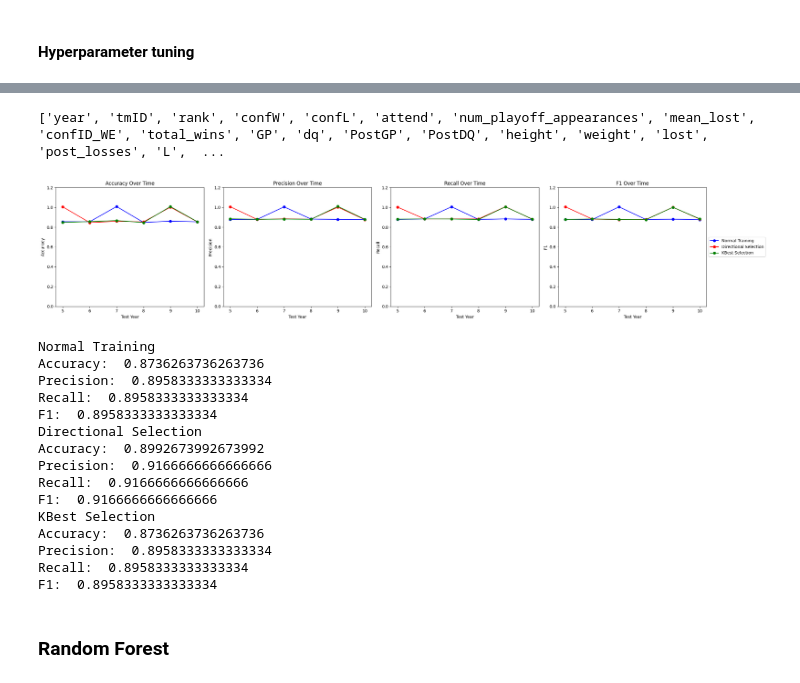
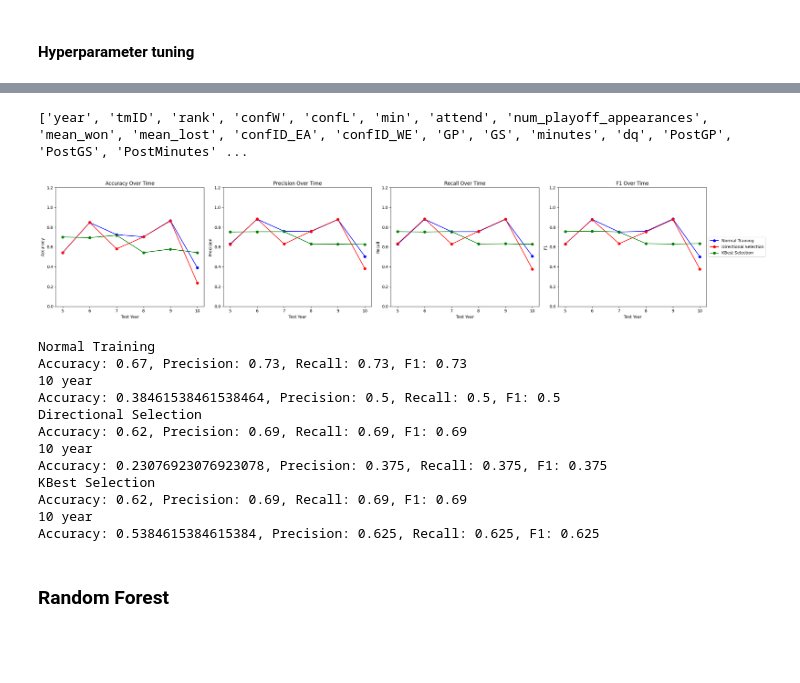
Before and after one commit to Joanaigs/Predict-WNBA-Winners-AC-66, a Jupyter notebook: data_training.ipynb, the cells around one changed output, grey strips where cells are left out. Cells and saved outputs as stored; diff of their text form; code cells hidden in the pictures; blank space fills up the shorter version.

```diff
--- a/data_training.ipynb
+++ b/data_training.ipynb
@@ -115,7 +115,7 @@ def foward_selection(df, model, scaling=False):
     else:
         X = df.drop(columns=['playoff'])
     Y = df['playoff']
-    ffs = SFS(model, k_features=(10, 30), forward=False, n_jobs=-1, cv=0)
+    ffs = SFS(model, k_features=(3, 32), forward=False, n_jobs=-1, cv=0)
     ffs.fit(X, Y)
     features = list(ffs.k_feature_names_)
     #if it does not have the 'playoff', 'year', 'tmID', 'confID_EA', 'confID_WE' add it
@@ -442,31 +471,26 @@ from  sklearn.model_selection import GridSearchCV
 # %%
-features = foward_selection(df_teams, DecisionTreeClassifier(criterion='entropy', min_samples_leaf=4,
-                       min_samples_split=4, splitter='random'))
+features = foward_selection(df_teams, DecisionTreeClassifier())
 print(features)
-model = DecisionTreeClassifier(criterion='entropy', min_samples_leaf=4,
-                       min_samples_split=4, splitter='random')
+model = DecisionTreeClassifier()
 years_tested, accuracy_scores, precision_scores, recall_scores, f1_scores = train_evaluate_decision_tree_graph(model, df_teams)
 years_tested, bidirectional_accuracy_scores, bidirectional_precision_scores, bidirectional_recall_scores, bidirectional_f1_scores = train_evaluate_decision_tree_graph(model, df_teams[features])
 years_tested, kbest_accuracy_scores, kbest_precision_scores, kbest_recall_scores, kbest_f1_scores = train_evaluate_decision_tree_graph(model, df_teams_kbest)
 plot_metrics_over_time_three(years_tested, accuracy_scores, precision_scores, recall_scores, f1_scores, bidirectional_accuracy_scores, bidirectional_precision_scores, bidirectional_recall_scores, bidirectional_f1_scores, kbest_accuracy_scores, kbest_precision_scores, kbest_recall_scores, kbest_f1_scores)
 # %% [output]
-['year', 'tmID', 'rank', 'confW', 'confL', 'attend', 'num_playoff_appearances', 'mean_lost', 'confID_WE', 'total_wins', 'GP', 'dq', 'PostGP', 'PostDQ', 'height', 'weight', 'lost', 'post_losses', 'L',  ...
+['year', 'tmID', 'rank', 'confW', 'confL', 'min', 'attend', 'num_playoff_appearances', 'mean_won', 'mean_lost', 'confID_EA', 'confID_WE', 'GP', 'GS', 'minutes', 'dq', 'PostGP', 'PostGS', 'PostMinutes' ...
-[figure, old version]
+[figure, new version]
 Normal Training
-Accuracy:  0.8736263736263736
-Precision:  0.8958333333333334
-Recall:  0.8958333333333334
-F1:  0.8958333333333334
+Accuracy: 0.67, Precision: 0.73, Recall: 0.73, F1: 0.73
+10 year
+Accuracy: 0.38461538461538464, Precision: 0.5, Recall: 0.5, F1: 0.5
 Directional Selection
-Accuracy:  0.8992673992673992
-Precision:  0.9166666666666666
-Recall:  0.9166666666666666
-F1:  0.9166666666666666
+Accuracy: 0.62, Precision: 0.69, Recall: 0.69, F1: 0.69
+10 year
+Accuracy: 0.23076923076923078, Precision: 0.375, Recall: 0.375, F1: 0.375
 KBest Selection
-Accuracy:  0.8736263736263736
-Precision:  0.8958333333333334
-Recall:  0.8958333333333334
-F1:  0.8958333333333334
+Accuracy: 0.62, Precision: 0.69, Recall: 0.69, F1: 0.69
+10 year
+Accuracy: 0.5384615384615384, Precision: 0.625, Recall: 0.625, F1: 0.625
 # %% [markdown]
 ### Random Forest
 # %% [markdown]
```
Also changed, not shown: parts of 14 cells of this notebook, 10 other files.
